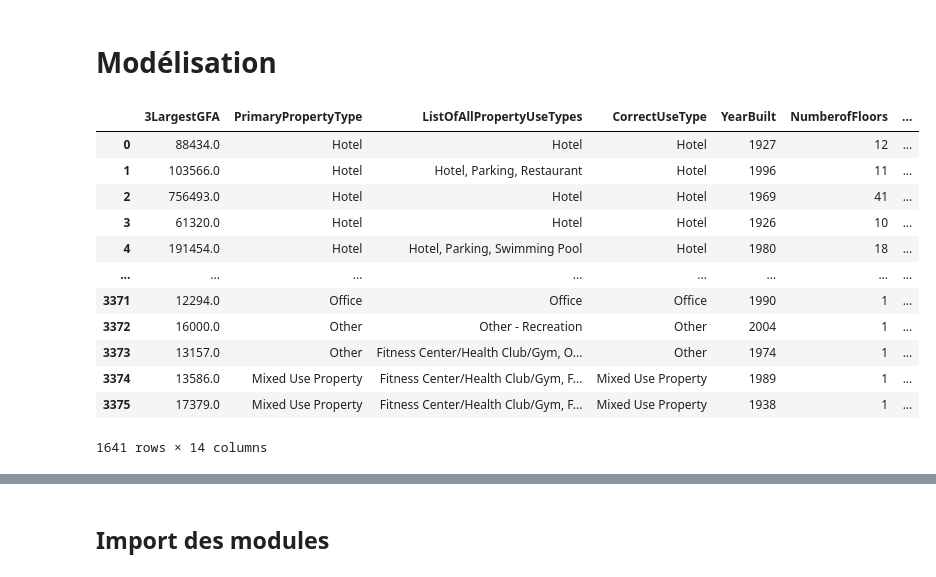
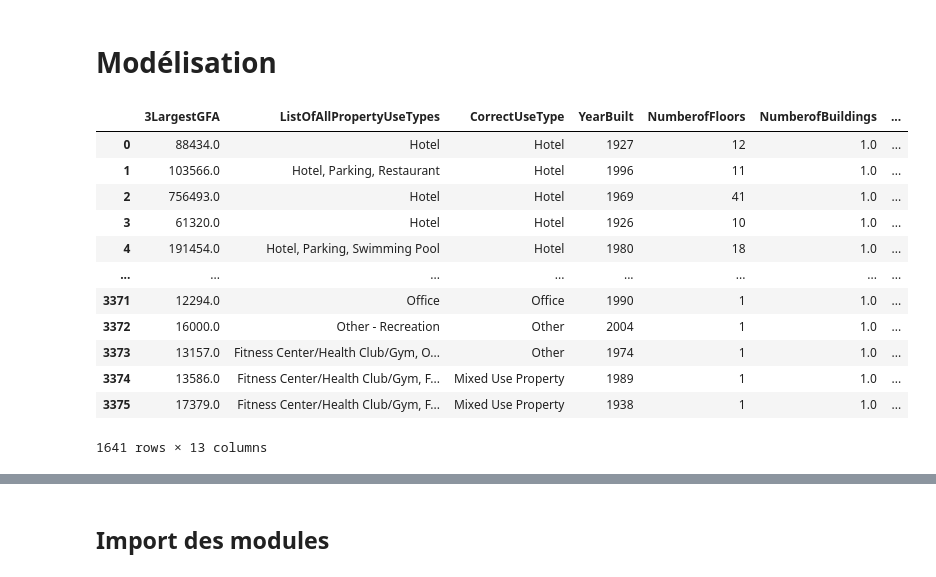
Before and after one commit to day811/OCDE-P6, a Jupyter notebook: template_modelistation_supervisee.ipynb, the cells around one changed output, grey strips where cells are left out. Cells and saved outputs as stored; diff of their text form; code cells hidden in the pictures.

```diff
--- a/template_modelistation_supervisee.ipynb
+++ b/template_modelistation_supervisee.ipynb
@@ -484,20 +491,20 @@ Name: count, dtype: int64
 # %% [markdown]
 # Modélisation
 # %%
-bc_minimal = bc_only_non_residential[['3LargestGFA', 'PrimaryPropertyType', 'ListOfAllPropertyUseTypes', 'CorrectUseType', 'YearBuilt', 'NumberofFloors', 'NumberofBuildings','Latitude', 'Longitude', 'Neighborhood',
+bc_minimal = bc_only_non_residential[['3LargestGFA', 'ListOfAllPropertyUseTypes', 'CorrectUseType', 'YearBuilt', 'NumberofFloors', 'NumberofBuildings','Latitude', 'Longitude', 'Neighborhood',
                                      'SiteEnergyUse(kBtu)', 'Electricity(kBtu)', 'NaturalGas(kBtu)', 'SteamUse(kBtu)']].copy()
 bc_minimal
 # %% [output]
-|  | 3LargestGFA | PrimaryPropertyType | ListOfAllPropertyUseTypes | CorrectUseType | YearBuilt | NumberofFloors | ... |
-| 0 | 88434.0 | Hotel | Hotel | Hotel | 1927 | 12 | ... |
-| 1 | 103566.0 | Hotel | Hotel, Parking, Restaurant | Hotel | 1996 | 11 | ... |
-| 2 | 756493.0 | Hotel | Hotel | Hotel | 1969 | 41 | ... |
-| 3 | 61320.0 | Hotel | Hotel | Hotel | 1926 | 10 | ... |
-| 4 | 191454.0 | Hotel | Hotel, Parking, Swimming Pool | Hotel | 1980 | 18 | ... |
+|  | 3LargestGFA | ListOfAllPropertyUseTypes | CorrectUseType | YearBuilt | NumberofFloors | NumberofBuildings | ... |
+| 0 | 88434.0 | Hotel | Hotel | 1927 | 12 | 1.0 | ... |
+| 1 | 103566.0 | Hotel, Parking, Restaurant | Hotel | 1996 | 11 | 1.0 | ... |
+| 2 | 756493.0 | Hotel | Hotel | 1969 | 41 | 1.0 | ... |
+| 3 | 61320.0 | Hotel | Hotel | 1926 | 10 | 1.0 | ... |
+| 4 | 191454.0 | Hotel, Parking, Swimming Pool | Hotel | 1980 | 18 | 1.0 | ... |
 | ... | ... | ... | ... | ... | ... | ... | ... |
-| 3371 | 12294.0 | Office | Office | Office | 1990 | 1 | ... |
-| 3372 | 16000.0 | Other | Other - Recreation | Other | 2004 | 1 | ... |
-| 3373 | 13157.0 | Other | Fitness Center/Health Club/Gym, O... | Other | 1974 | 1 | ... |
-| 3374 | 13586.0 | Mixed Use Property | Fitness Center/Health Club/Gym, F... | Mixed Use Property | 1989 | 1 | ... |
-| 3375 | 17379.0 | Mixed Use Property | Fitness Center/Health Club/Gym, F... | Mixed Use Property | 1938 | 1 | ... |
+| 3371 | 12294.0 | Office | Office | 1990 | 1 | 1.0 | ... |
+| 3372 | 16000.0 | Other - Recreation | Other | 2004 | 1 | 1.0 | ... |
+| 3373 | 13157.0 | Fitness Center/Health Club/Gym, O... | Other | 1974 | 1 | 1.0 | ... |
+| 3374 | 13586.0 | Fitness Center/Health Club/Gym, F... | Mixed Use Property | 1989 | 1 | 1.0 | ... |
+| 3375 | 17379.0 | Fitness Center/Health Club/Gym, F... | Mixed Use Property | 1938 | 1 | 1.0 | ... |
-1641 rows × 14 columns
+1641 rows × 13 columns
```
Also changed, not shown: parts of 38 cells of this notebook.
